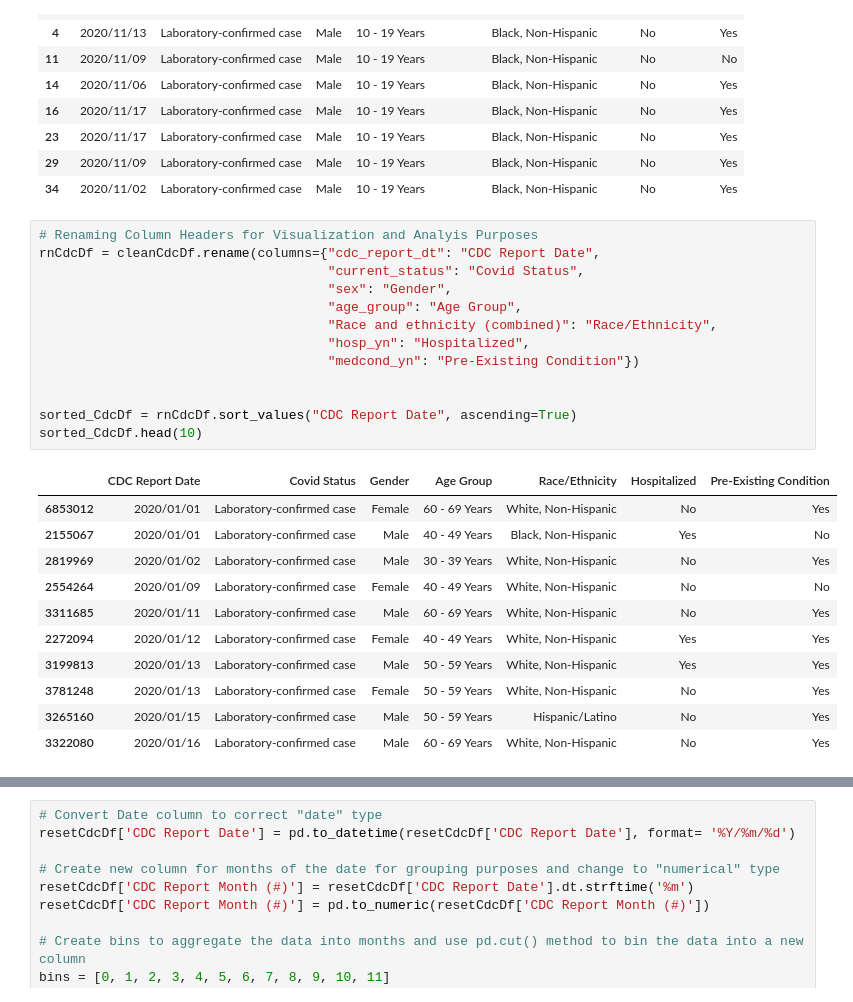
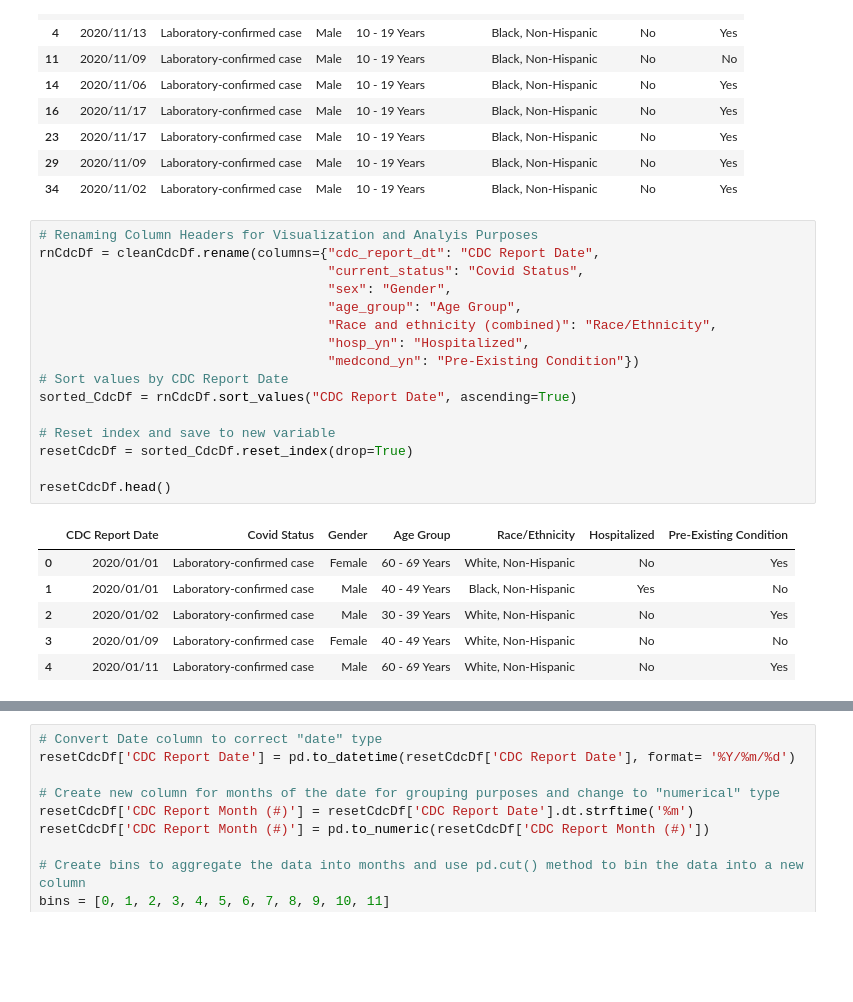
Before and after one commit to jforbis/rougeSquadron, a Jupyter notebook: JupyterScripts/StevensCleanData.ipynb, the cells around one changed output, grey strips where cells are left out. Cells and saved outputs as stored; diff of their text form; blank space fills up the shorter version.

```diff
--- a/JupyterScripts/StevensCleanData.ipynb
+++ b/JupyterScripts/StevensCleanData.ipynb
@@ -205,25 +201,23 @@ cleanCdcDf.head(10)
 # %%
 # Renaming Column Headers for Visualization and Analyis Purposes
 rnCdcDf = cleanCdcDf.rename(columns={"cdc_report_dt": "CDC Report Date",
                                      "current_status": "Covid Status",
                                      "sex": "Gender",
                                      "age_group": "Age Group",
                                      "Race and ethnicity (combined)": "Race/Ethnicity",
                                      "hosp_yn": "Hospitalized",
                                      "medcond_yn": "Pre-Existing Condition"})
+# Sort values by CDC Report Date
+sorted_CdcDf = rnCdcDf.sort_values("CDC Report Date", ascending=True)
 
+# Reset index and save to new variable
+resetCdcDf = sorted_CdcDf.reset_index(drop=True)
 
-sorted_CdcDf = rnCdcDf.sort_values("CDC Report Date", ascending=True)
-sorted_CdcDf.head(10)
+resetCdcDf.head()
 # %% [output]
 |  | CDC Report Date | Covid Status | Gender | Age Group | Race/Ethnicity | Hospitalized | Pre-Existing Condition |
-| 6853012 | 2020/01/01 | Laboratory-confirmed case | Female | 60 - 69 Years | White, Non-Hispanic | No | Yes |
-| 2155067 | 2020/01/01 | Laboratory-confirmed case | Male | 40 - 49 Years | Black, Non-Hispanic | Yes | No |
-| 2819969 | 2020/01/02 | Laboratory-confirmed case | Male | 30 - 39 Years | White, Non-Hispanic | No | Yes |
-| 2554264 | 2020/01/09 | Laboratory-confirmed case | Female | 40 - 49 Years | White, Non-Hispanic | No | No |
-| 3311685 | 2020/01/11 | Laboratory-confirmed case | Male | 60 - 69 Years | White, Non-Hispanic | No | Yes |
-| 2272094 | 2020/01/12 | Laboratory-confirmed case | Female | 40 - 49 Years | White, Non-Hispanic | Yes | Yes |
-| 3199813 | 2020/01/13 | Laboratory-confirmed case | Male | 50 - 59 Years | White, Non-Hispanic | Yes | Yes |
-| 3781248 | 2020/01/13 | Laboratory-confirmed case | Female | 50 - 59 Years | White, Non-Hispanic | No | Yes |
-| 3265160 | 2020/01/15 | Laboratory-confirmed case | Male | 50 - 59 Years | Hispanic/Latino | No | Yes |
-| 3322080 | 2020/01/16 | Laboratory-confirmed case | Male | 60 - 69 Years | White, Non-Hispanic | No | Yes |
+| 0 | 2020/01/01 | Laboratory-confirmed case | Female | 60 - 69 Years | White, Non-Hispanic | No | Yes |
+| 1 | 2020/01/01 | Laboratory-confirmed case | Male | 40 - 49 Years | Black, Non-Hispanic | Yes | No |
+| 2 | 2020/01/02 | Laboratory-confirmed case | Male | 30 - 39 Years | White, Non-Hispanic | No | Yes |
+| 3 | 2020/01/09 | Laboratory-confirmed case | Female | 40 - 49 Years | White, Non-Hispanic | No | No |
+| 4 | 2020/01/11 | Laboratory-confirmed case | Male | 60 - 69 Years | White, Non-Hispanic | No | Yes |
```
Also changed, not shown: parts of 5 cells of this notebook.
